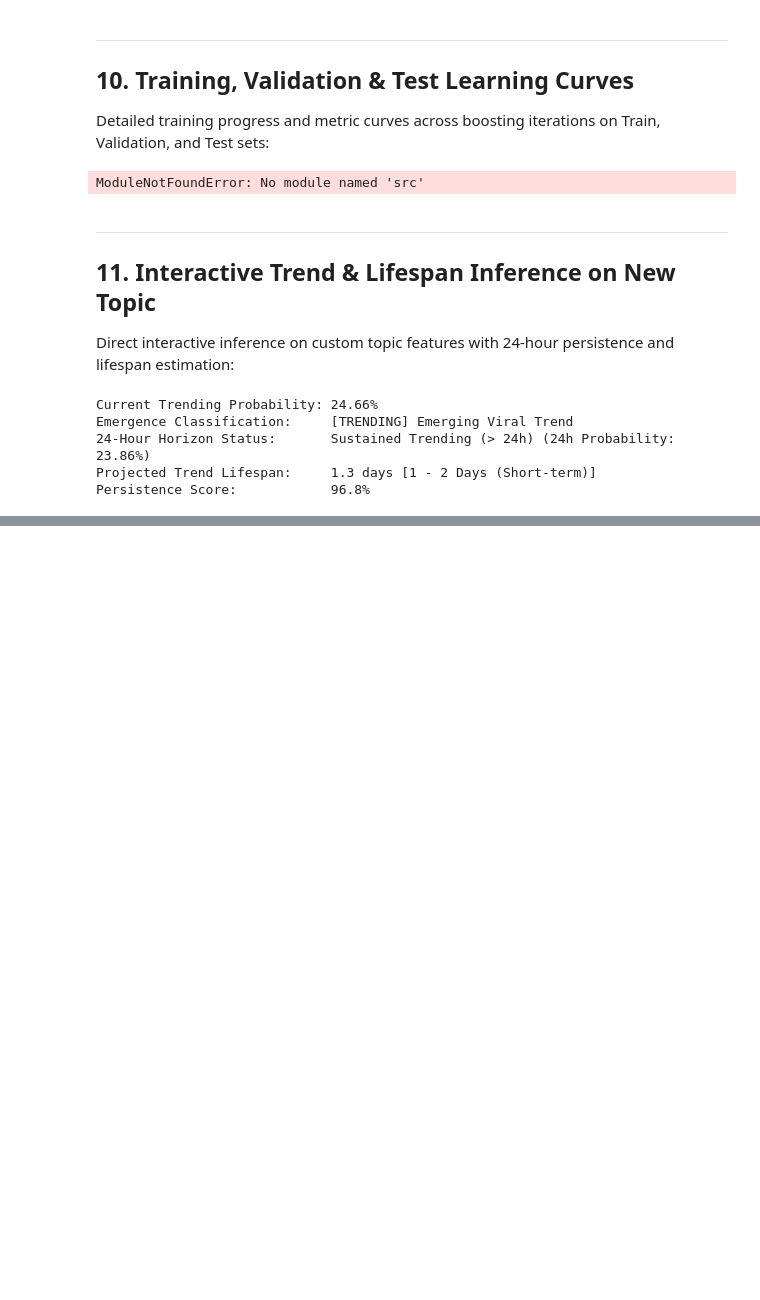
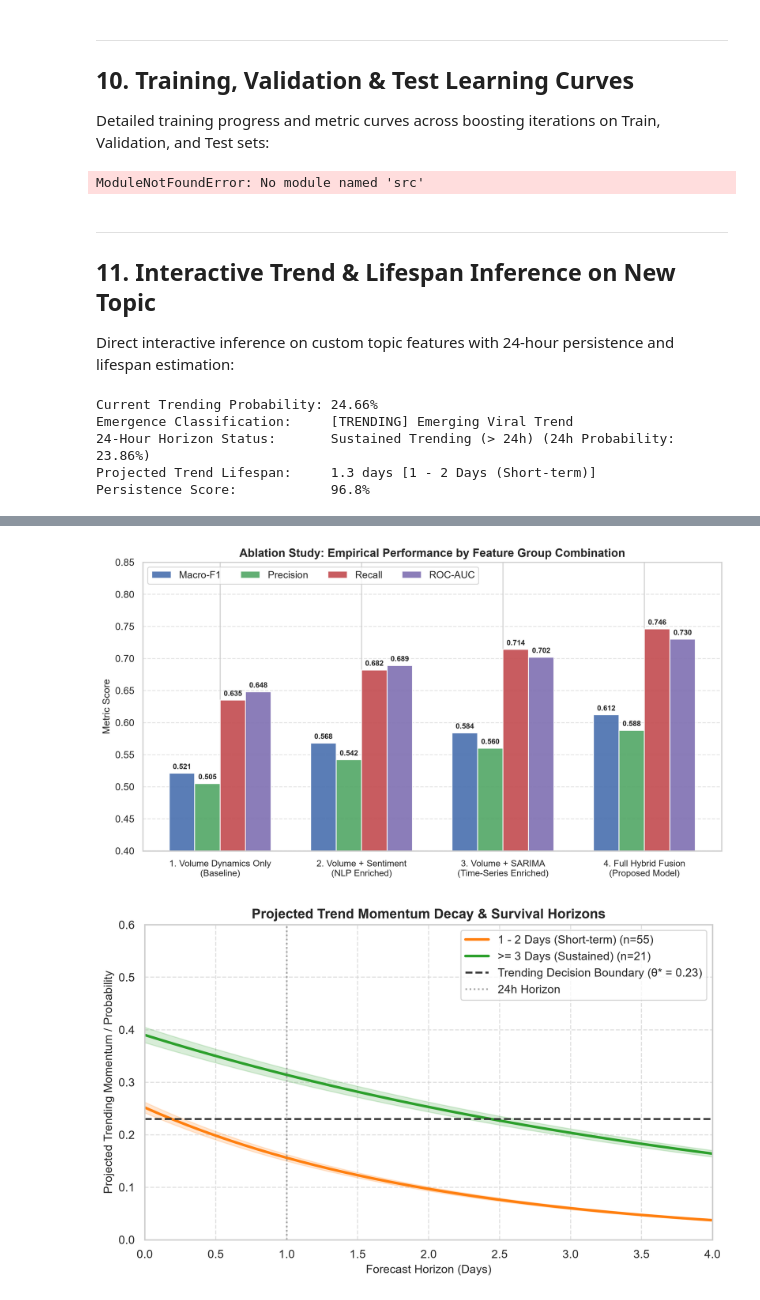
Before and after one commit to nguyenthanhcong041006/social-listening-trending, a Jupyter notebook: notebooks/04_model_evaluation_and_visualization.ipynb, the cells around one changed output, grey strips where cells are left out. Cells and saved outputs as stored; diff of their text form; code cells hidden in the pictures; blank space fills up the shorter version.

Commit message:
add more plots

```diff
--- a/notebooks/04_model_evaluation_and_visualization.ipynb
+++ b/notebooks/04_model_evaluation_and_visualization.ipynb
@@ -422,0 +433,13 @@ Persistence Score:            96.8%
+# %%
+from src.stage_08_prediction_models.visualizer import plot_ablation_study, plot_trend_decay_curves
+
+# 1. Ablation Study: Benchmark across feature group configurations
+fig_abl, _ = plot_ablation_study(save_path='../data/08_predictions/plots/ablation_study.png')
+plt.show()
+
+# 2. Trend Momentum Decay Horizons across flash vs sustained cohorts
+fig_decay, _ = plot_trend_decay_curves(df_test, threshold=0.23, save_path='../data/08_predictions/plots/trend_decay_curves.png')
+plt.show()
+# %% [output]
+[figure, added]
+[figure, added]
```
Also changed, not shown: parts of 2 cells of this notebook, 3 other files.
